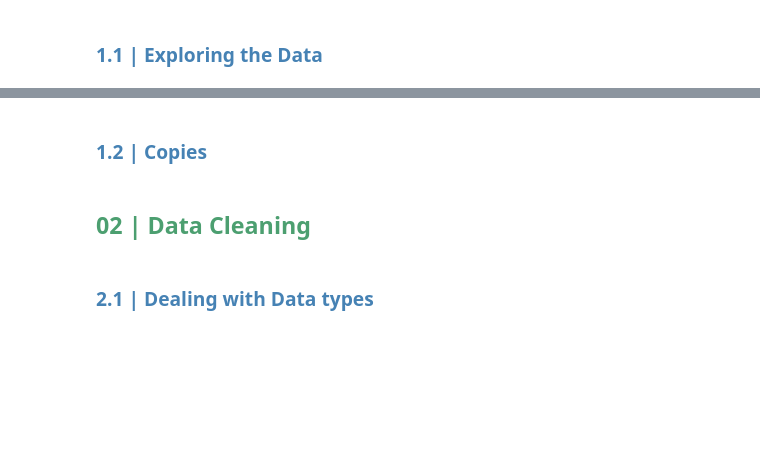
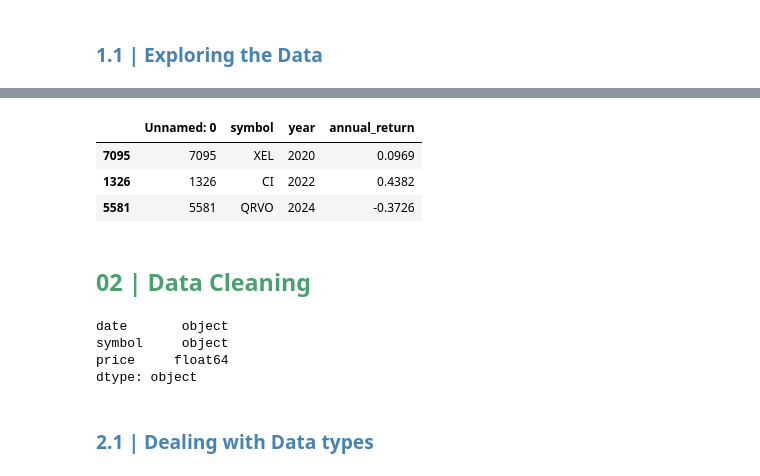
Before and after one commit to marsalmorera/streamlit-stock, a Jupyter notebook: test.ipynb, the cells around one changed output, grey strips where cells are left out. Saved outputs shown, nothing was run; the diff lists cells and outputs as text; code cells hidden in the pictures; blank space fills up the shorter version.

```diff
--- a/test.ipynb
+++ b/test.ipynb
@@ -54,4 +44,9 @@ sp.sample(3)
-# %% [markdown]
-<h3 style="color: #4682B4;">1.2 | Copies</h3>
+# %%
+annual_returns.sample(3)
+# %% [output]
+|  | Unnamed: 0 | symbol | year | annual_return |
+| 7095 | 7095 | XEL | 2020 | 0.0969 |
+| 1326 | 1326 | CI | 2022 | 0.4382 |
+| 5581 | 5581 | QRVO | 2024 | -0.3726 |
 # %%
 data2 = data.copy()
@@ -59,6 +54,13 @@ df2 = df.copy()
 sp2 = sp.copy()
 # %% [markdown]
 <h2 style="color: #4C9F70;"> 02 | Data Cleaning </h2>
+# %%
+sp.dtypes
+# %% [output]
+date       object
+symbol     object
+price     float64
+dtype: object
 # %% [markdown]
 <h3 style="color: #4682B4;"> 2.1 | Dealing with Data types</h3>
 # %%
```
Also changed, not shown: parts of 51 cells of this notebook, 5 other files.
